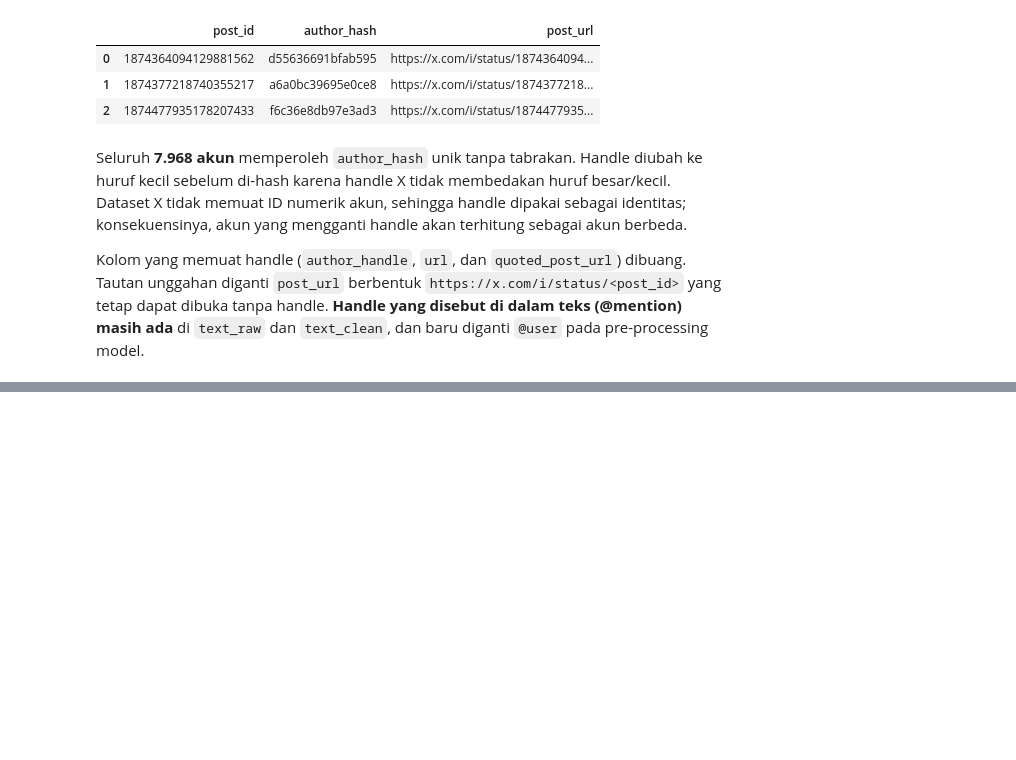
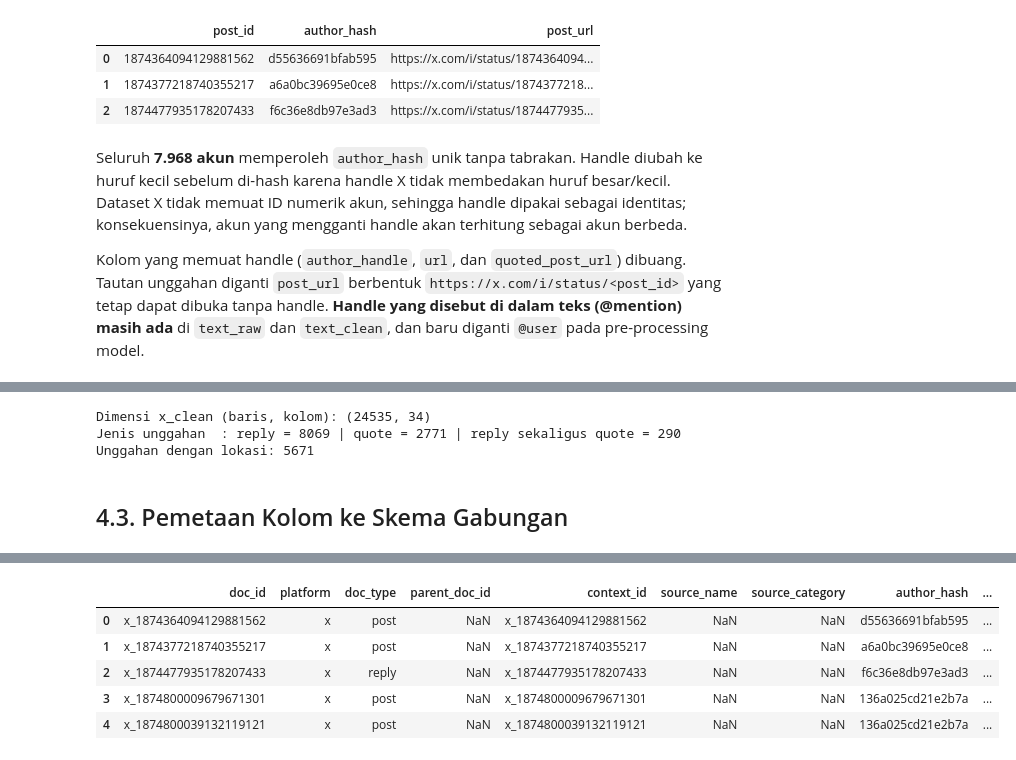
Before and after one commit to Anmedsay/mbg-social-analytics, a Jupyter notebook: x/TK2_X_Scraping_Pipeline.ipynb, the cells around one changed output, grey strips where cells are left out. Cells and saved outputs as stored; diff of their text form; code cells hidden in the pictures; blank space fills up the shorter version.

```diff
--- a/x/TK2_X_Scraping_Pipeline.ipynb
+++ b/x/TK2_X_Scraping_Pipeline.ipynb
@@ -2405,0 +2608,74 @@ Dataset bersih disimpan ke `data/interim/x_clean.csv` (sekitar 25,2 MB) dan log
+# %%
+import numpy as np
+import pandas as pd
+from pathlib import Path
+
+UN_BASE = Path.cwd().parent if Path.cwd().name == "x" else Path.cwd()
+UN_CLEAN_CSV = UN_BASE / "data" / "interim" / "x_clean.csv"
+UN_OUT_CSV = UN_BASE / "data" / "interim" / "x_unified.csv"
+
+xc = pd.read_csv(UN_CLEAN_CSV, dtype={"post_id": str, "parent_post_id": str, "quoted_post_id": str})
+print("Dimensi x_clean (baris, kolom):", xc.shape)
+print("Jenis unggahan  : reply =", int(xc["is_reply"].sum()), "| quote =", int(xc["is_quote"].sum()), "| reply sekaligus quote =", int((xc["is_reply"] & xc["is_quote"]).sum()))
+print("Unggahan dengan lokasi:", int(xc["location_names"].notna().sum()))
+# %% [output]
+Dimensi x_clean (baris, kolom): (24535, 34)
+Jenis unggahan  : reply = 8069 | quote = 2771 | reply sekaligus quote = 290
+Unggahan dengan lokasi: 5671
+# %% [markdown]
+## 4.3. Pemetaan Kolom ke Skema Gabungan
+# %%
+# --- doc_type: reply diutamakan jika unggahan sekaligus reply dan quote ---
+doc_type = pd.Series(np.select([xc["is_reply"], xc["is_quote"]], ["reply", "quote"], default="post"), index=xc.index)
+
+# --- parent_doc_id: tweet yang dibalas (reply) atau dikutip (quote); kosong untuk post ---
+doc_induk = "x_" + xc["parent_post_id"]
+doc_kutipan = "x_" + xc["quoted_post_id"]
+parent_doc_id = doc_induk.where(xc["is_reply"], doc_kutipan.where(xc["is_quote"]))
+
+# --- context_id: akar percakapan terjauh yang dapat ditelusuri lewat rantai parent_post_id di dalam dataset ---
+ada_induk = xc["is_reply"] & xc["parent_post_id"].notna()
+rantai = dict(zip(xc.loc[ada_induk, "post_id"], xc.loc[ada_induk, "parent_post_id"]))
+
+
+def akar_percakapan(post_id):
+    sekarang, terlihat = post_id, set()
+    while sekarang in rantai and sekarang not in terlihat:  # 'terlihat' mencegah perulangan tak berujung jika data siklik
+        terlihat.add(sekarang)
+        sekarang = rantai[sekarang]
+    return sekarang
+
+
+akar = xc["post_id"].map(akar_percakapan)
+
+unified = pd.DataFrame({
+    "doc_id": "x_" + xc["post_id"],
+    "platform": "x",
+    "doc_type": doc_type,
+    "parent_doc_id": parent_doc_id,
+    "context_id": "x_" + akar,
+    "source_name": np.nan,
+    "source_category": np.nan,
+    "author_hash": xc["author_hash"],
+    "text_raw": xc["text_raw"],
+    "text_clean": xc["text_clean"],
+    "published_at_utc": xc["created_at"],
+    "like_count": xc["like_count"],
+    "reply_count": xc["reply_count"],
+    "url": xc["post_url"],
+    "location_names": xc["location_names"],
+    "province": xc["province"],
+    "quoted_doc_id": doc_kutipan,
+})
+
+r = xc["is_reply"]
+print("doc_type:", unified["doc_type"].value_counts().to_dict())
+print(f"\nReply dengan parent_doc_id terisi            : {int(unified.loc[r, 'parent_doc_id'].notna().sum())} dari {int(r.sum())}")
+print(f"  - induk langsung ada di dataset             : {int(unified.loc[r, 'parent_doc_id'].isin(unified['doc_id']).sum())}")
+print(f"Quote (bukan reply) dengan parent_doc_id      : {int(unified.loc[xc['is_quote'] & ~r, 'parent_doc_id'].notna().sum())} dari {int((xc['is_quote'] & ~r).sum())}")
+print(f"\nContext unik (akar percakapan)               : {unified['context_id'].nunique()}")
+print(f"Reply yang akarnya ada di dataset             : {int(unified.loc[r, 'context_id'].isin(unified['doc_id']).sum())} dari {int(r.sum())}")
+print(f"Reply yang akarnya lebih tinggi dari induknya : {int((unified.loc[ada_induk, 'context_id'] != unified.loc[ada_induk, 'parent_doc_id']).sum())} dari {int(ada_induk.sum())}")
+print("Dokumen terbanyak dalam satu context          :", int(unified["context_id"].value_counts().iloc[0]))
+unified.drop(columns=["text_raw", "text_clean"]).head(5)
+# %% [output]
@@ -2405,0 +2692,6 @@ Dataset bersih disimpan ke `data/interim/x_clean.csv` (sekitar 25,2 MB) dan log
+|  | doc_id | platform | doc_type | parent_doc_id | context_id | source_name | source_category | author_hash | ... |
+| 0 | x_1874364094129881562 | x | post | NaN | x_1874364094129881562 | NaN | NaN | d55636691bfab595 | ... |
+| 1 | x_1874377218740355217 | x | post | NaN | x_1874377218740355217 | NaN | NaN | a6a0bc39695e0ce8 | ... |
+| 2 | x_1874477935178207433 | x | reply | NaN | x_1874477935178207433 | NaN | NaN | f6c36e8db97e3ad3 | ... |
+| 3 | x_1874800009679671301 | x | post | NaN | x_1874800009679671301 | NaN | NaN | 136a025cd21e2b7a | ... |
+| 4 | x_1874800039132119121 | x | post | NaN | x_1874800039132119121 | NaN | NaN | 136a025cd21e2b7a | ... |
```
Also changed, not shown: parts of 28 cells of this notebook, 4 other files.
